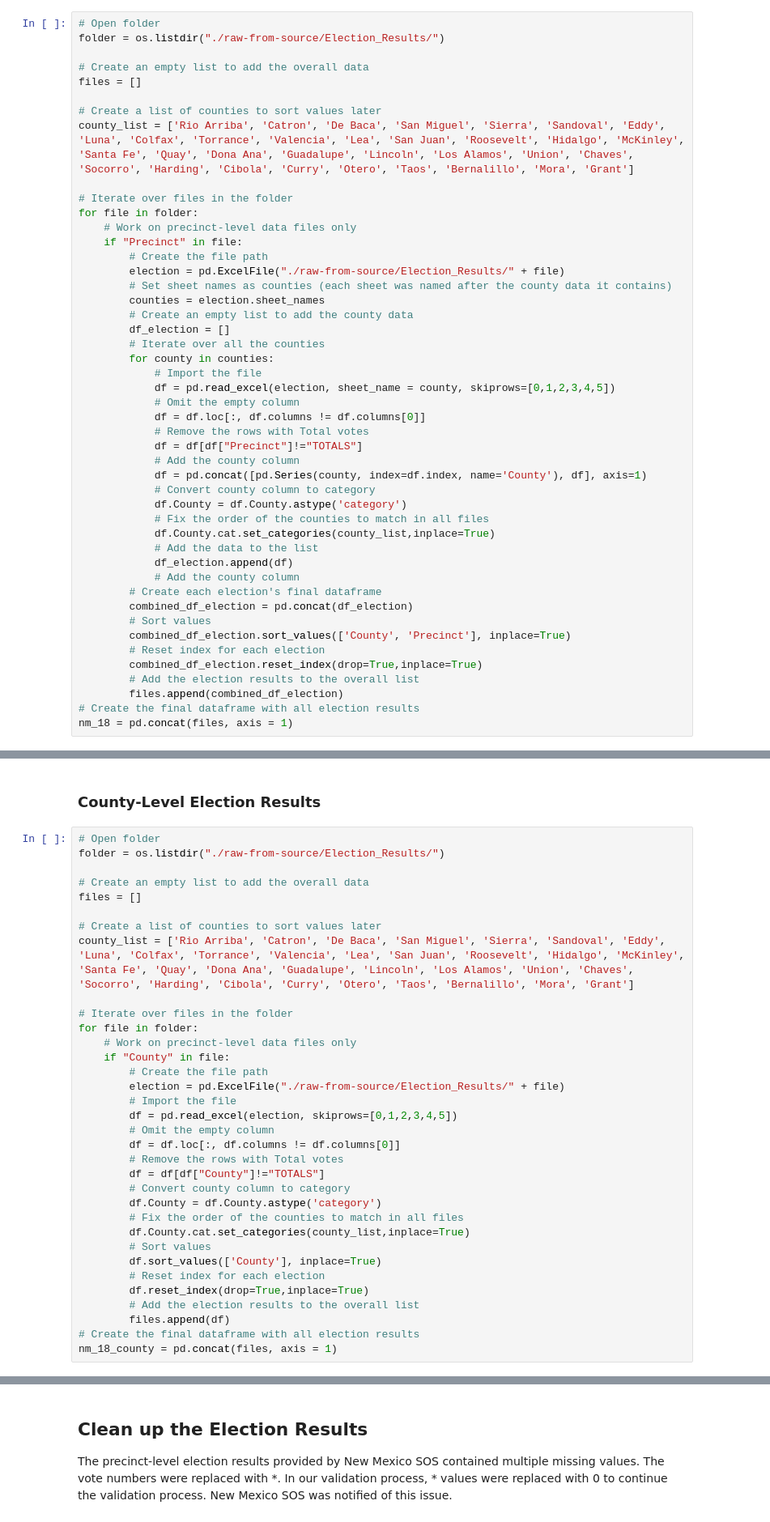
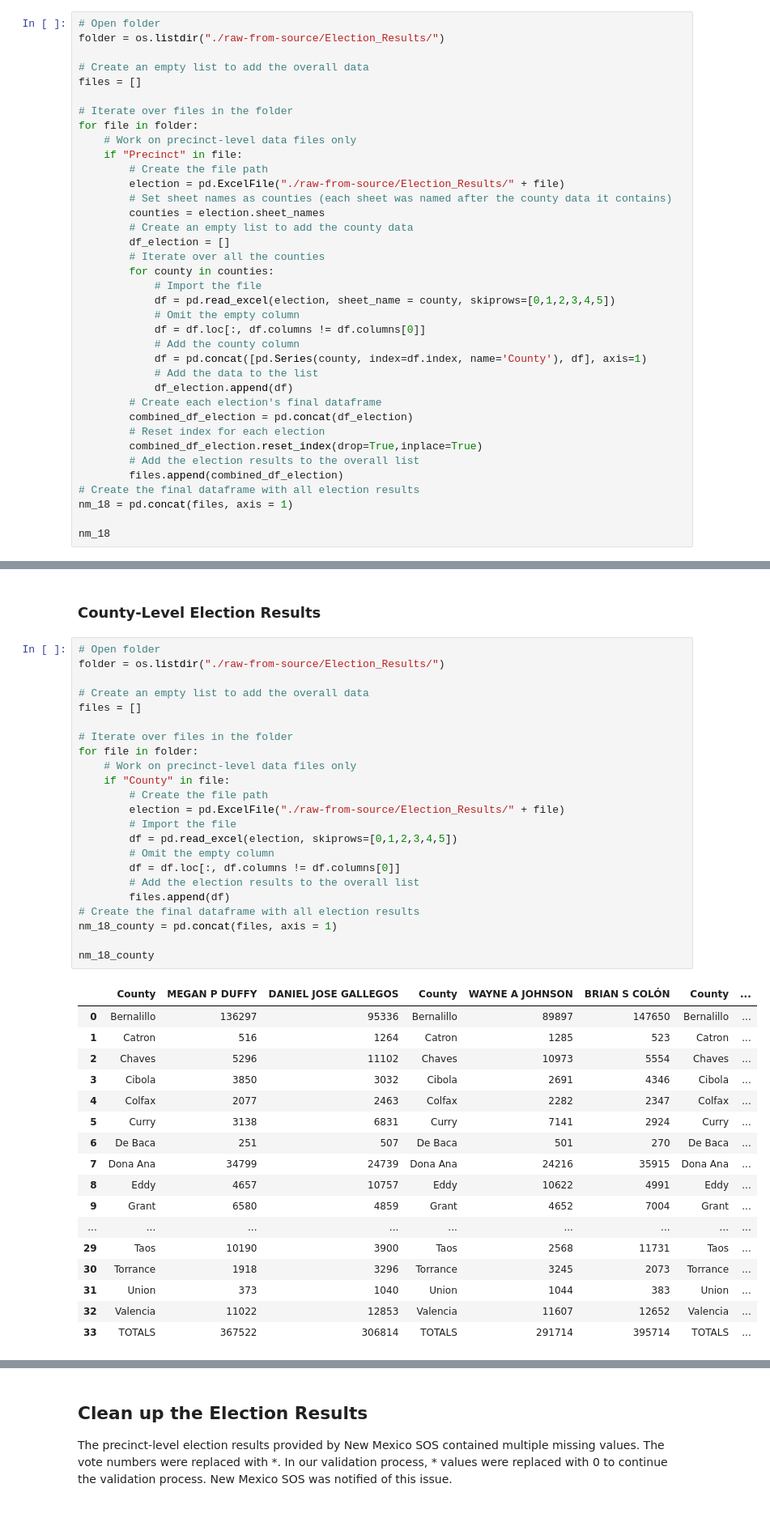
Before and after one commit to nonpartisan-redistricting-datahub/pdv-nm, a Jupyter notebook: vest-nm-2018/vest-nm-2018-validation.ipynb, the cells around one changed output, grey strips where cells are left out. Shown: that part at 81% size. Saved outputs shown, nothing was run; the diff lists cells and outputs as text.

```diff
--- a/vest-nm-2018/vest-nm-2018-validation.ipynb
+++ b/vest-nm-2018/vest-nm-2018-validation.ipynb
@@ -116,9 +116,6 @@ folder = os.listdir("./raw-from-source/Election_Results/")
 
 # Create an empty list to add the overall data
 files = []
-
-# Create a list of counties to sort values later
-county_list = ['Rio Arriba', 'Catron', 'De Baca', 'San Miguel', 'Sierra', 'Sandoval', 'Eddy', 'Luna', 'Colfax', 'Torrance', 'Valencia', 'Lea', 'San Juan', 'Roosevelt', 'Hidalgo', 'McKinley', 'Santa Fe', 'Quay', 'Dona Ana', 'Guadalupe', 'Lincoln', 'Los Alamos', 'Union', 'Chaves', 'Socorro', 'Harding', 'Cibola', 'Curry', 'Otero', 'Taos', 'Bernalillo', 'Mora', 'Grant']
 
 # Iterate over files in the folder
 for file in folder:
@@ -136,24 +133,17 @@ for file in folder:
             df = pd.read_excel(election, sheet_name = county, skiprows=[0,1,2,3,4,5])
             # Omit the empty column
             df = df.loc[:, df.columns != df.columns[0]]
-            # Remove the rows with Total votes
-            df = df[df["Precinct"]!="TOTALS"]
             # Add the county column
             df = pd.concat([pd.Series(county, index=df.index, name='County'), df], axis=1)
-            # Convert county column to category
-            df.County = df.County.astype('category')
-            # Fix the order of the counties to match in all files
-            df.County.cat.set_categories(county_list,inplace=True)
             # Add the data to the list
             df_election.append(df)
-            # Add the county column
         # Create each election's final dataframe
         combined_df_election = pd.concat(df_election)
-        # Sort values
-        combined_df_election.sort_values(['County', 'Precinct'], inplace=True)
         # Reset index for each election
         combined_df_election.reset_index(drop=True,inplace=True)
         # Add the election results to the overall list
         files.append(combined_df_election)
 # Create the final dataframe with all election results
 nm_18 = pd.concat(files, axis = 1)
+
+nm_18
@@ -162,34 +166,41 @@ nm_18 = pd.concat(files, axis = 1)
 # %%
 # Open folder
 folder = os.listdir("./raw-from-source/Election_Results/")
 
 # Create an empty list to add the overall data
 files = []
-
-# Create a list of counties to sort values later
-county_list = ['Rio Arriba', 'Catron', 'De Baca', 'San Miguel', 'Sierra', 'Sandoval', 'Eddy', 'Luna', 'Colfax', 'Torrance', 'Valencia', 'Lea', 'San Juan', 'Roosevelt', 'Hidalgo', 'McKinley', 'Santa Fe', 'Quay', 'Dona Ana', 'Guadalupe', 'Lincoln', 'Los Alamos', 'Union', 'Chaves', 'Socorro', 'Harding', 'Cibola', 'Curry', 'Otero', 'Taos', 'Bernalillo', 'Mora', 'Grant']
 
 # Iterate over files in the folder
 for file in folder:
     # Work on precinct-level data files only
     if "County" in file:
         # Create the file path
         election = pd.ExcelFile("./raw-from-source/Election_Results/" + file)
         # Import the file
         df = pd.read_excel(election, skiprows=[0,1,2,3,4,5])
         # Omit the empty column
         df = df.loc[:, df.columns != df.columns[0]]
-        # Remove the rows with Total votes
-        df = df[df["County"]!="TOTALS"]
-        # Convert county column to category
-        df.County = df.County.astype('category')
-        # Fix the order of the counties to match in all files
-        df.County.cat.set_categories(county_list,inplace=True)
-        # Sort values
-        df.sort_values(['County'], inplace=True)
-        # Reset index for each election
-        df.reset_index(drop=True,inplace=True)
         # Add the election results to the overall list
         files.append(df)
 # Create the final dataframe with all election results
 nm_18_county = pd.concat(files, axis = 1)
+
+nm_18_county
+# %% [output]
+|  | County | MEGAN P DUFFY | DANIEL JOSE GALLEGOS | County | WAYNE A JOHNSON | BRIAN S COLÓN | County | ... |
+| 0 | Bernalillo | 136297 | 95336 | Bernalillo | 89897 | 147650 | Bernalillo | ... |
+| 1 | Catron | 516 | 1264 | Catron | 1285 | 523 | Catron | ... |
+| 2 | Chaves | 5296 | 11102 | Chaves | 10973 | 5554 | Chaves | ... |
+| 3 | Cibola | 3850 | 3032 | Cibola | 2691 | 4346 | Cibola | ... |
+| 4 | Colfax | 2077 | 2463 | Colfax | 2282 | 2347 | Colfax | ... |
+| 5 | Curry | 3138 | 6831 | Curry | 7141 | 2924 | Curry | ... |
+| 6 | De Baca | 251 | 507 | De Baca | 501 | 270 | De Baca | ... |
+| 7 | Dona Ana | 34799 | 24739 | Dona Ana | 24216 | 35915 | Dona Ana | ... |
+| 8 | Eddy | 4657 | 10757 | Eddy | 10622 | 4991 | Eddy | ... |
+| 9 | Grant | 6580 | 4859 | Grant | 4652 | 7004 | Grant | ... |
+| ... | ... | ... | ... | ... | ... | ... | ... | ... |
+| 29 | Taos | 10190 | 3900 | Taos | 2568 | 11731 | Taos | ... |
+| 30 | Torrance | 1918 | 3296 | Torrance | 3245 | 2073 | Torrance | ... |
+| 31 | Union | 373 | 1040 | Union | 1044 | 383 | Union | ... |
+| 32 | Valencia | 11022 | 12853 | Valencia | 11607 | 12652 | Valencia | ... |
+| 33 | TOTALS | 367522 | 306814 | TOTALS | 291714 | 395714 | TOTALS | ... |
```
Also changed, not shown: parts of 17 cells of this notebook.
